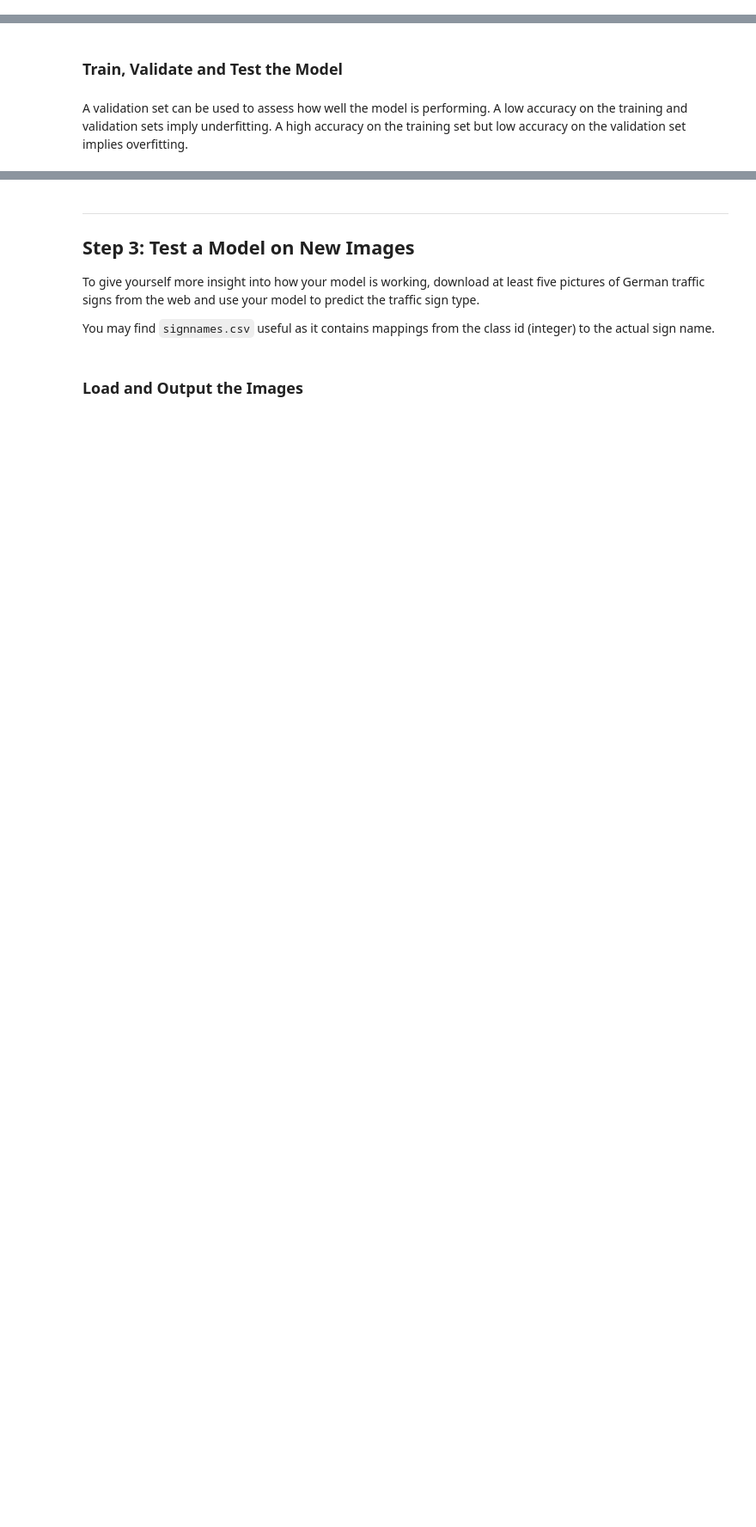
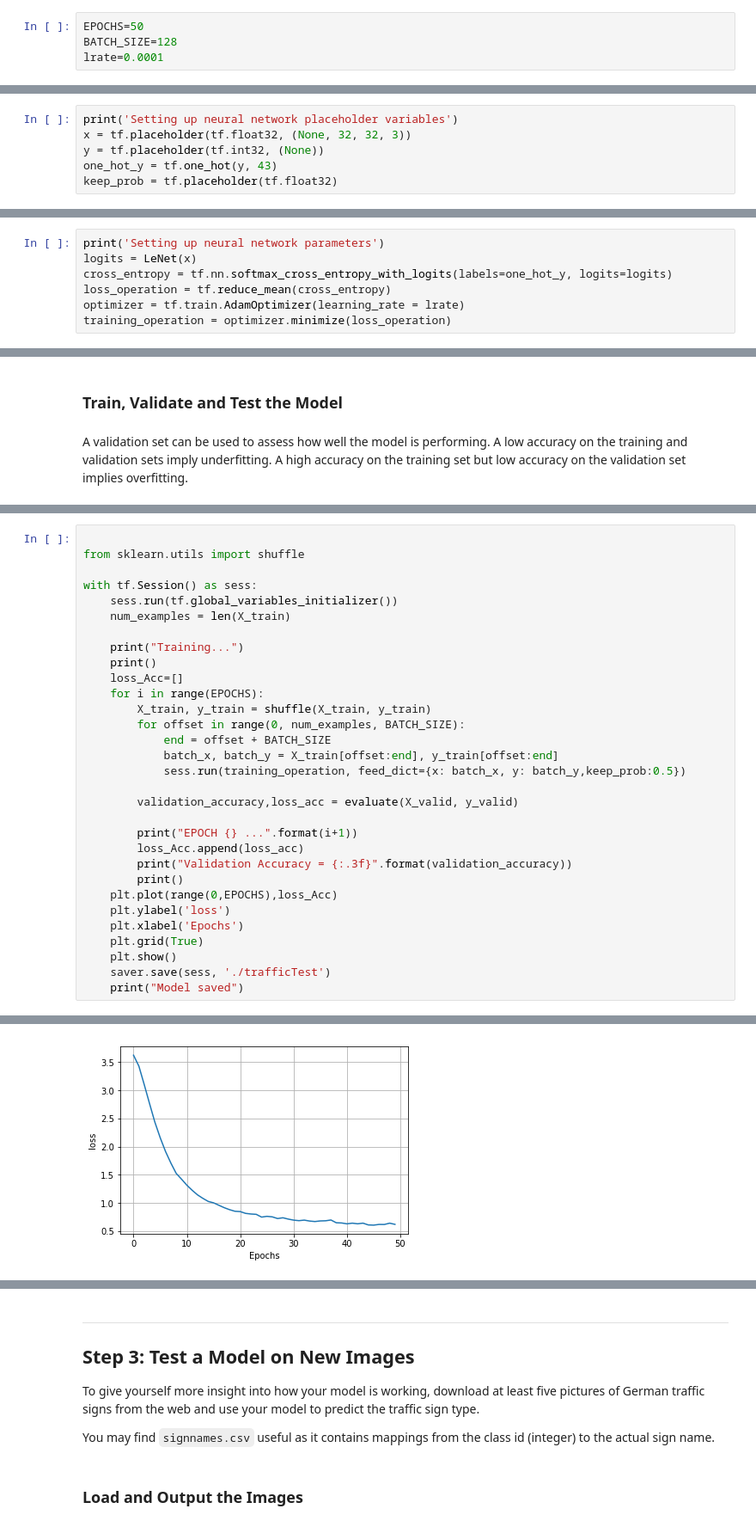
Before and after one commit to nigelredding/CarND-Traffic-Sign-Classifier-Project, a Jupyter notebook: test.ipynb, the cells around one changed output, grey strips where cells are left out. Shown: that part at 86% size. Drawn from its saved outputs; the diff is of its cells as text; blank space fills up the shorter version.

Commit message:
84% on validation

```diff
--- a/test.ipynb
+++ b/test.ipynb
@@ -200,0 +308,4 @@ tf.keras.utils.plot_model(model, to_file='out.png', show_shapes=True)
+# %%
+EPOCHS=50
+BATCH_SIZE=128
+lrate=0.0001
@@ -200,0 +314,6 @@ tf.keras.utils.plot_model(model, to_file='out.png', show_shapes=True)
+# %%
+print('Setting up neural network placeholder variables')
+x = tf.placeholder(tf.float32, (None, 32, 32, 3))
+y = tf.placeholder(tf.int32, (None))
+one_hot_y = tf.one_hot(y, 43)
+keep_prob = tf.placeholder(tf.float32)
@@ -200,0 +322,7 @@ tf.keras.utils.plot_model(model, to_file='out.png', show_shapes=True)
+# %%
+print('Setting up neural network parameters')
+logits = LeNet(x)
+cross_entropy = tf.nn.softmax_cross_entropy_with_logits(labels=one_hot_y, logits=logits)
+loss_operation = tf.reduce_mean(cross_entropy)
+optimizer = tf.train.AdamOptimizer(learning_rate = lrate)
+training_operation = optimizer.minimize(loss_operation)
@@ -240,0 +374,32 @@ tf.keras.utils.plot_model(model, to_file='model.png', show_shapes=True)
+# %%
+
+from sklearn.utils import shuffle
+
+with tf.Session() as sess:
+    sess.run(tf.global_variables_initializer())
+    num_examples = len(X_train)
+
+    print("Training...")
+    print()
+    loss_Acc=[]
+    for i in range(EPOCHS):
+        X_train, y_train = shuffle(X_train, y_train)
+        for offset in range(0, num_examples, BATCH_SIZE):
+            end = offset + BATCH_SIZE
+            batch_x, batch_y = X_train[offset:end], y_train[offset:end]
+            sess.run(training_operation, feed_dict={x: batch_x, y: batch_y,keep_prob:0.5})
+
+        validation_accuracy,loss_acc = evaluate(X_valid, y_valid)
+
+        print("EPOCH {} ...".format(i+1))
+        loss_Acc.append(loss_acc)
+        print("Validation Accuracy = {:.3f}".format(validation_accuracy))
+        print()
+    plt.plot(range(0,EPOCHS),loss_Acc)
+    plt.ylabel('loss')
+    plt.xlabel('Epochs')
+    plt.grid(True)
+    plt.show()
+    saver.save(sess, './trafficTest')
+    print("Model saved")
+# %% [output]
@@ -240,0 +423 @@ tf.keras.utils.plot_model(model, to_file='model.png', show_shapes=True)
+[figure, added]
```
Also changed, not shown: parts of 19 cells of this notebook.
